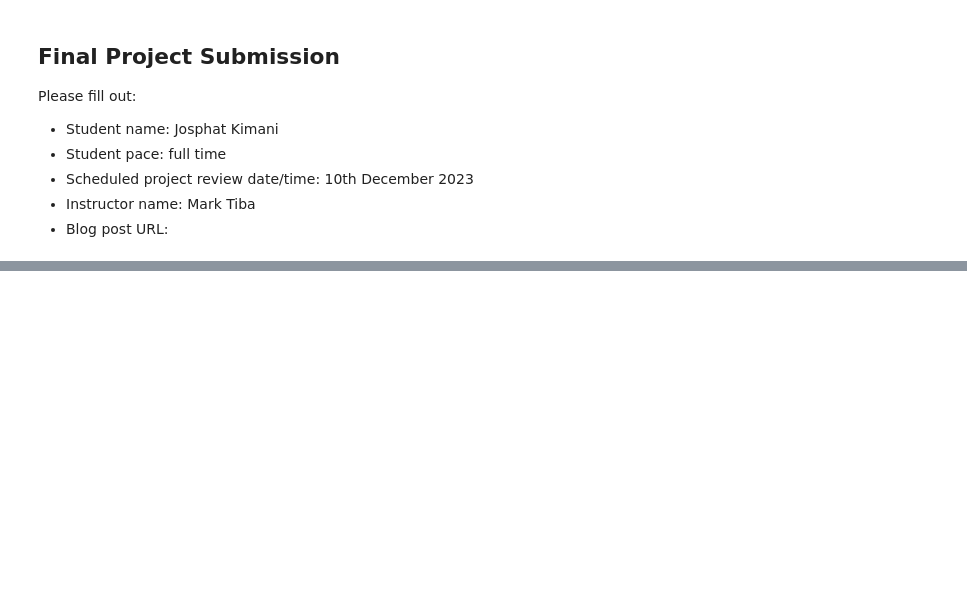
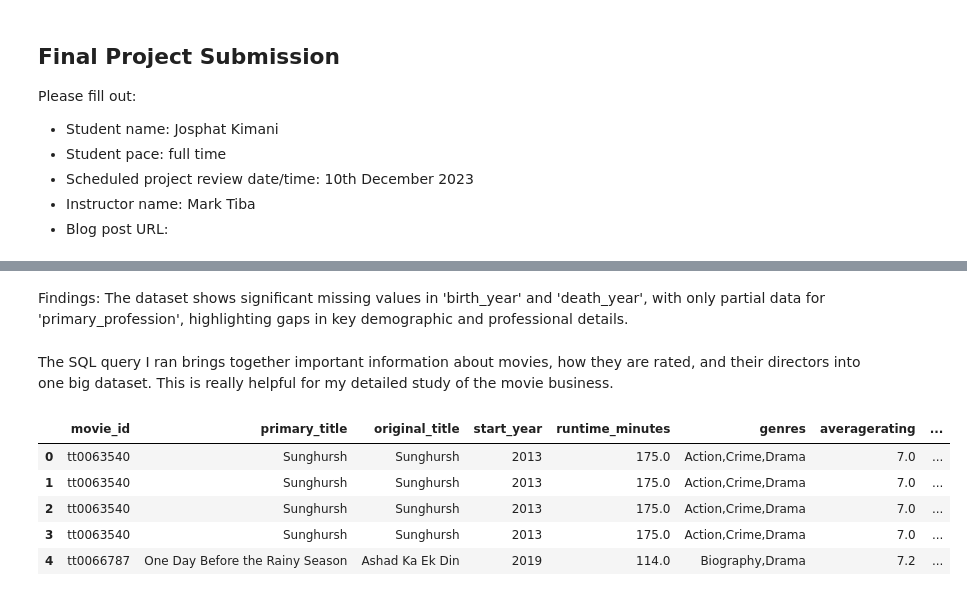
Before and after one commit to Josphatkimani/MS_Movie_Analysis_Project, a Jupyter notebook: movies.ipynb, the cells around one changed output, grey strips where cells are left out. Drawn from its saved outputs; the diff is of its cells as text; code cells hidden in the pictures; blank space fills up the shorter version.

```diff
--- a/movies.ipynb
+++ b/movies.ipynb
@@ -80,0 +419,25 @@ For this analysis, we are utilizing four datasets, namely bom.movie_gross.csv,rt
+# %% [markdown]
+Findings: The dataset shows significant missing values in 'birth_year' and 'death_year', with only partial data for 'primary_profession', highlighting gaps in key demographic and professional details.
+# %% [markdown]
+The SQL query I ran brings together important information about movies, how they are rated, and their directors into one big dataset. This is really helpful for my detailed study of the movie business.
+# %%
+#joining movie_basics to movie_ratings on movie_id and previewing the top
+imdb = pd.read_sql("""
+SELECT *
+FROM movie_basics b
+JOIN movie_ratings r
+USING (movie_id)
+JOIN directors d
+USING (movie_id)
+JOIN persons p
+USING (person_id)
+;
+""",conn)
+imdb.head()
+# %% [output]
+|  | movie_id | primary_title | original_title | start_year | runtime_minutes | genres | averagerating | ... |
+| 0 | tt0063540 | Sunghursh | Sunghursh | 2013 | 175.0 | Action,Crime,Drama | 7.0 | ... |
+| 1 | tt0063540 | Sunghursh | Sunghursh | 2013 | 175.0 | Action,Crime,Drama | 7.0 | ... |
+| 2 | tt0063540 | Sunghursh | Sunghursh | 2013 | 175.0 | Action,Crime,Drama | 7.0 | ... |
+| 3 | tt0063540 | Sunghursh | Sunghursh | 2013 | 175.0 | Action,Crime,Drama | 7.0 | ... |
+| 4 | tt0066787 | One Day Before the Rainy Season | Ashad Ka Ek Din | 2019 | 114.0 | Biography,Drama | 7.2 | ... |
```
Also changed, not shown: parts of 46 cells of this notebook.
